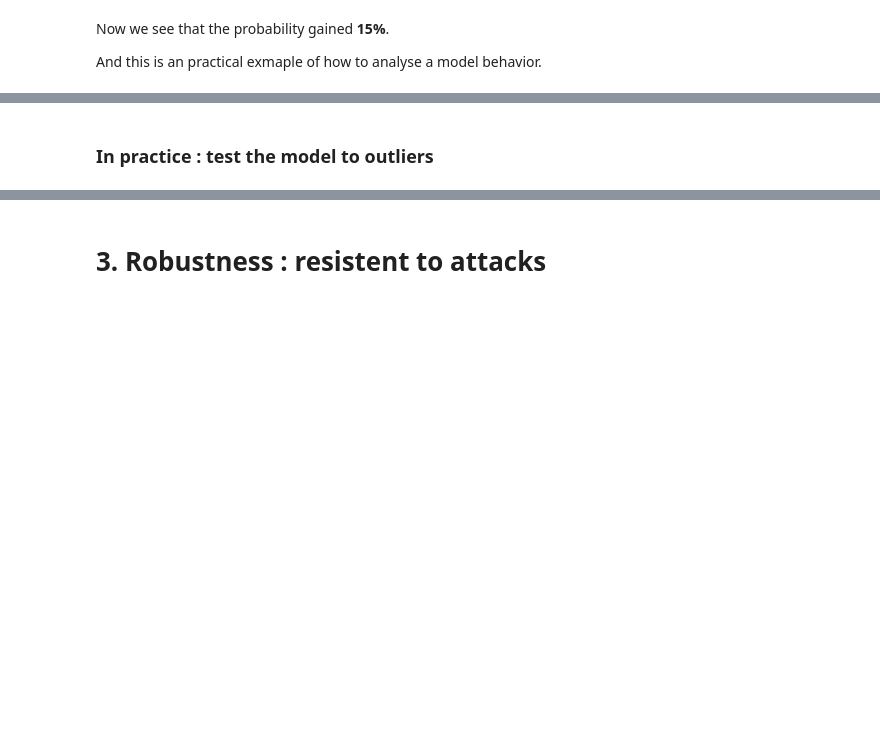
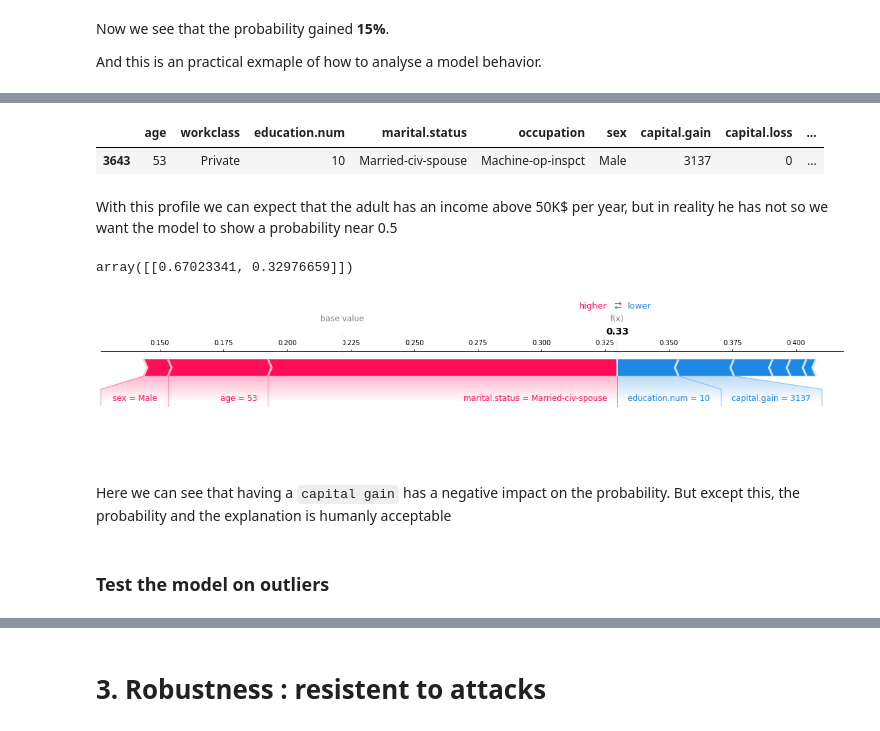
Before and after one commit to Nathanlauga/understand-robustness, a Jupyter notebook: notebooks/understand_robustness.ipynb, the cells around one changed output, grey strips where cells are left out. Drawn from its saved outputs; the diff is of its cells as text; code cells hidden in the pictures; blank space fills up the shorter version.

Commit message:
update notebook : test on common data + outliers

```diff
--- a/notebooks/understand_robustness.ipynb
+++ b/notebooks/understand_robustness.ipynb
@@ -683,2 +697,30 @@ And this is an practical exmaple of how to analyse a model behavior.
+# %%
+np.random.seed(42)
+random_sample = data.sample(1)#.drop(columns='income')
+# %%
+random_sample
+# %% [output]
+|  | age | workclass | education.num | marital.status | occupation | sex | capital.gain | capital.loss | ... |
+| 3643 | 53 | Private | 10 | Married-civ-spouse | Machine-op-inspct | Male | 3137 | 0 | ... |
+# %% [markdown]
+With this profile we can expect that the adult has an income above 50K$ per year, but in reality he has not so we want the model to show a probability near 0.5
+# %%
+pipeline.predict_proba(random_sample)
+# %% [output]
+array([[0.67023341, 0.32976659]])
+# %%
+c = 1
+shap_values = explainer.shap_values(random_sample)
+
+shap.force_plot(
+    explainer.expected_value[c],
+    np.array(shap_values[c]),
+    random_sample,
+    matplotlib=True
+)
+# %% [output]
+[figure, added]
+# %% [markdown]
+Here we can see that having a `capital gain` has a negative impact on the probability. But except this, the probability and the explanation is humanly acceptable
 # %% [markdown]
-### In practice : test the model to outliers
+### Test the model on outliers
```
Also changed, not shown: parts of 20 cells of this notebook.
